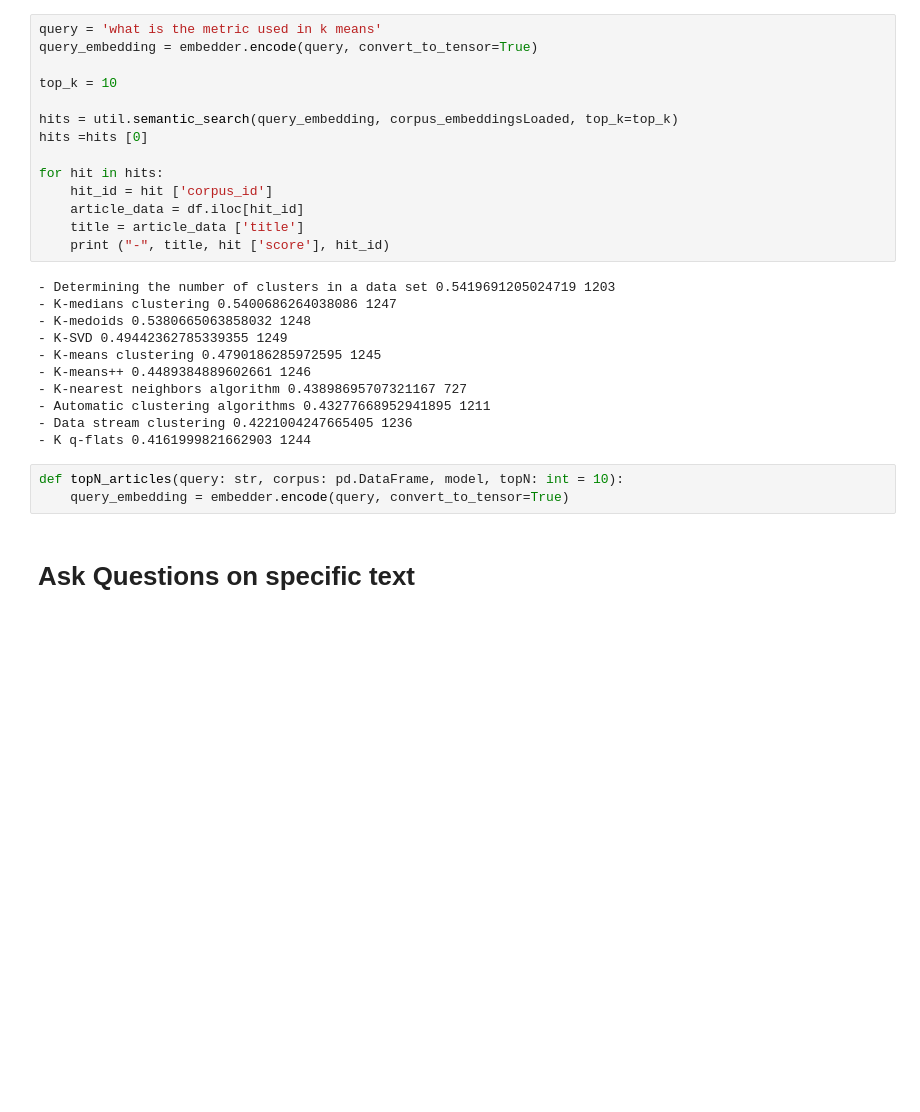
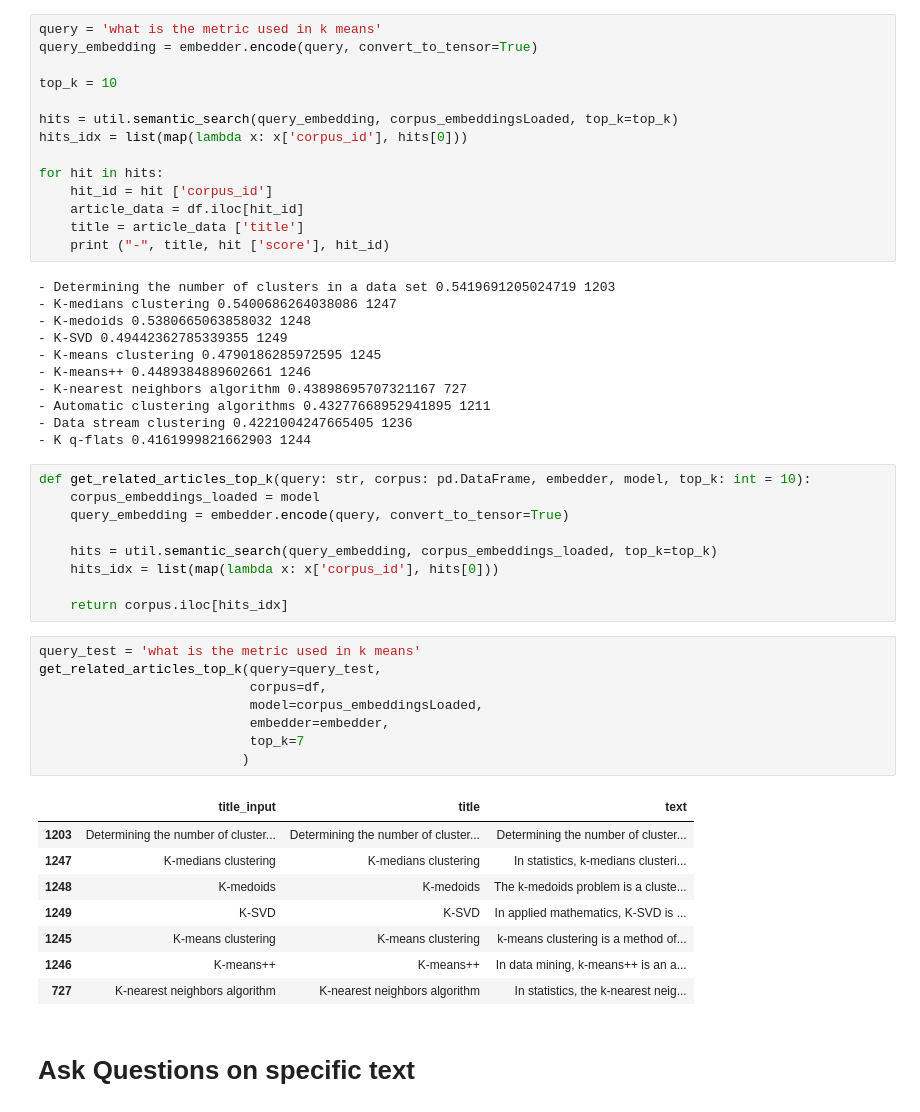
Before and after one commit to diogo-aos/deep_learning_iseg, a Jupyter notebook: prototype.ipynb, the cells around one changed output. Drawn from its saved outputs; the diff is of its cells as text; blank space fills up the shorter version.

```diff
--- a/prototype.ipynb
+++ b/prototype.ipynb
@@ -172,7 +215,7 @@ query_embedding = embedder.encode(query, convert_to_tensor=True)
 top_k = 10
 
 hits = util.semantic_search(query_embedding, corpus_embeddingsLoaded, top_k=top_k)
-hits =hits [0]
+hits_idx = list(map(lambda x: x['corpus_id'], hits[0]))
 
 for hit in hits:
     hit_id = hit ['corpus_id']
@@ -191,8 +234,31 @@ for hit in hits:
 - Data stream clustering 0.4221004247665405 1236
 - K q-flats 0.4161999821662903 1244
 # %%
-def topN_articles(query: str, corpus: pd.DataFrame, model, topN: int = 10):
+def get_related_articles_top_k(query: str, corpus: pd.DataFrame, embedder, model, top_k: int = 10):
+    corpus_embeddings_loaded = model
     query_embedding = embedder.encode(query, convert_to_tensor=True)
+
+    hits = util.semantic_search(query_embedding, corpus_embeddings_loaded, top_k=top_k)
+    hits_idx = list(map(lambda x: x['corpus_id'], hits[0]))
+
+    return corpus.iloc[hits_idx]
+# %%
+query_test = 'what is the metric used in k means'
+get_related_articles_top_k(query=query_test,
+                           corpus=df,
+                           model=corpus_embeddingsLoaded,
+                           embedder=embedder,
+                           top_k=7
+                          )
+# %% [output]
+|  | title_input | title | text |
+| 1203 | Determining the number of cluster... | Determining the number of cluster... | Determining the number of cluster... |
+| 1247 | K-medians clustering | K-medians clustering | In statistics, k-medians clusteri... |
+| 1248 | K-medoids | K-medoids | The k-medoids problem is a cluste... |
+| 1249 | K-SVD | K-SVD | In applied mathematics, K-SVD is ... |
+| 1245 | K-means clustering | K-means clustering | k-means clustering is a method of... |
+| 1246 | K-means++ | K-means++ | In data mining, k-means++ is an a... |
+| 727 | K-nearest neighbors algorithm | K-nearest neighbors algorithm | In statistics, the k-nearest neig... |
 # %% [markdown]
 # Ask Questions on specific text
 # %% [markdown]
```
Also changed, not shown: parts of 16 cells of this notebook, 2 other files.
